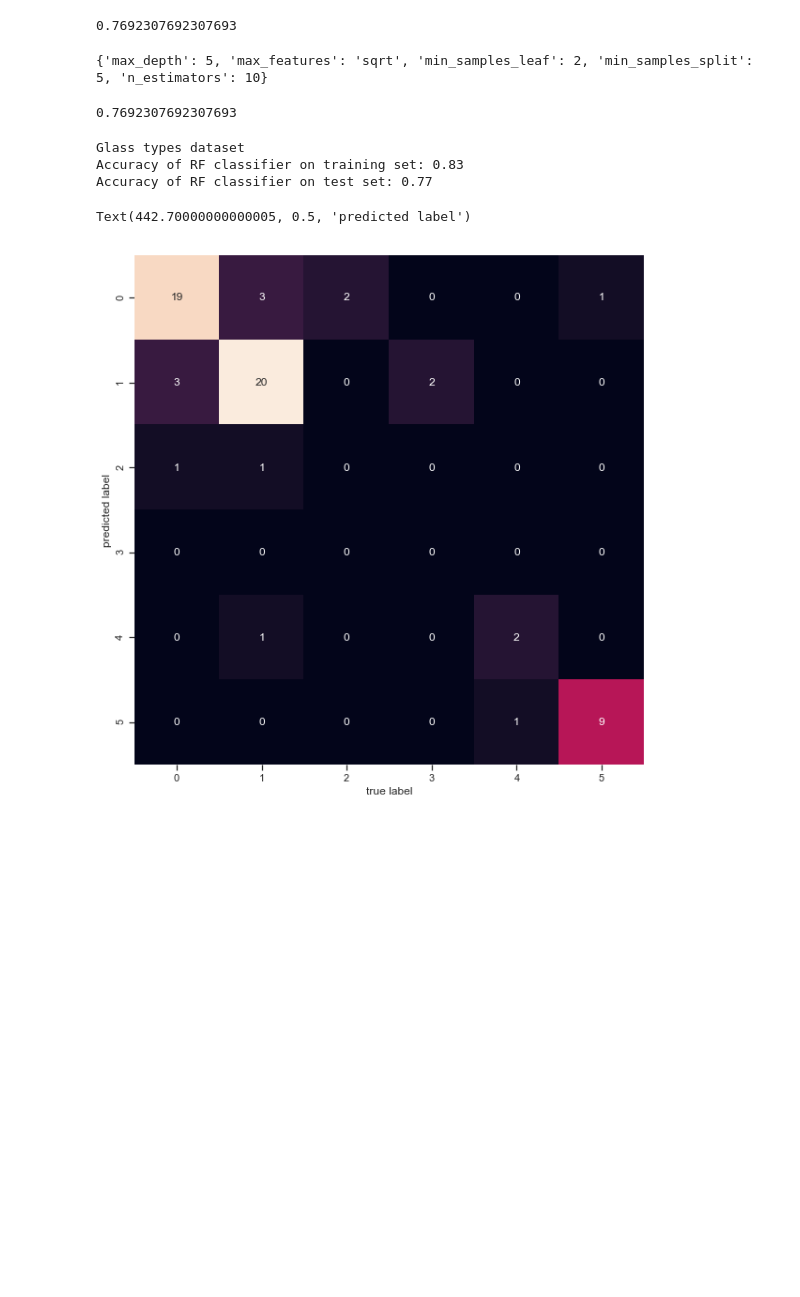
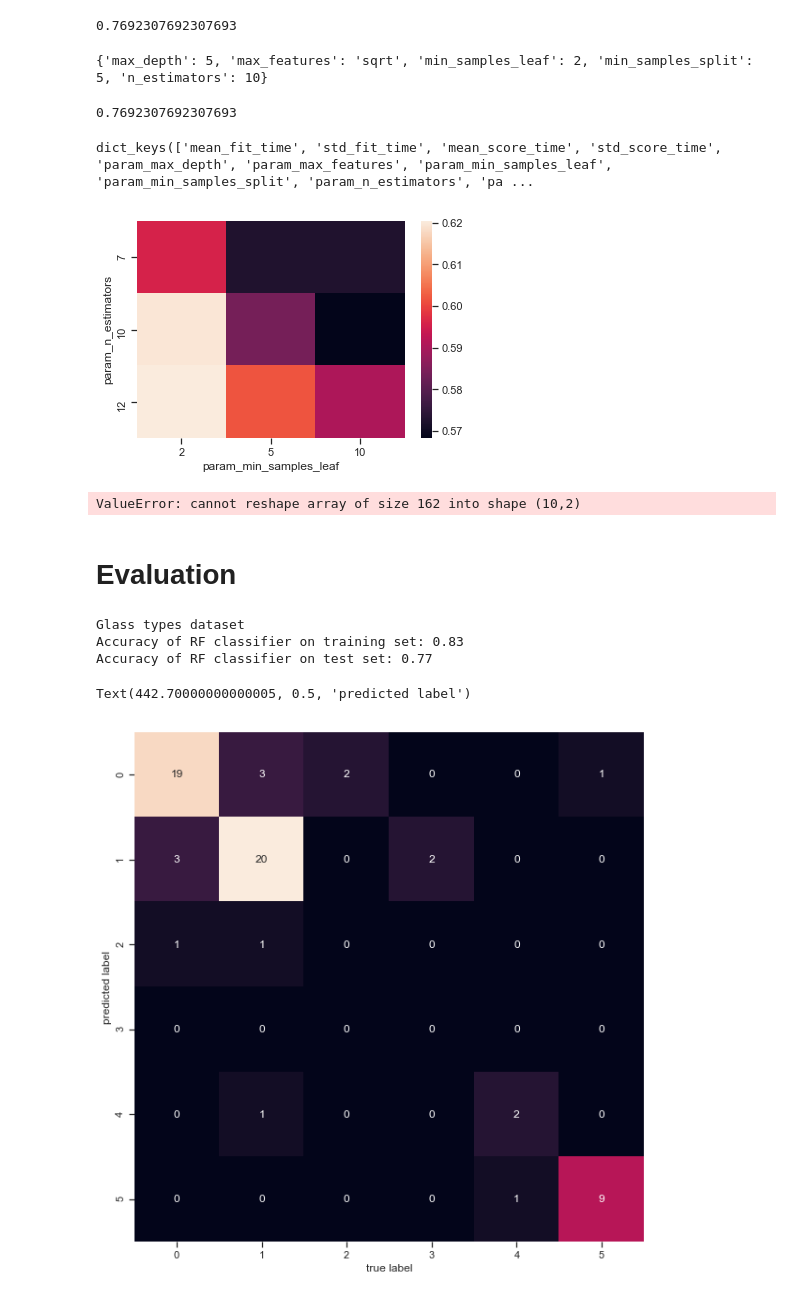
Before and after one commit to YavuzSelimGugen/BLM432E, a Jupyter notebook: Final/GlassV2.ipynb, the cells around one changed output. Drawn from its saved outputs; the diff is of its cells as text; code cells hidden in the pictures; blank space fills up the shorter version.

```diff
--- a/Final/GlassV2.ipynb
+++ b/Final/GlassV2.ipynb
@@ -347,4 +335,41 @@ accuracy_score(y_test, y_pred)
 # %% [output]
 {'max_depth': 5, 'max_features': 'sqrt', 'min_samples_leaf': 2, 'min_samples_split': 5, 'n_estimators': 10}
 0.7692307692307693
+# %%
+grid.cv_results_.keys()
+# %% [output]
+dict_keys(['mean_fit_time', 'std_fit_time', 'mean_score_time', 'std_score_time', 'param_max_depth', 'param_max_features', 'param_min_samples_leaf', 'param_min_samples_split', 'param_n_estimators', 'pa ...
+# %%
+import pandas as pd
+pvt = pd.pivot_table(pd.DataFrame(grid.cv_results_),
+    values='mean_test_score', index='param_n_estimators', columns='param_min_samples_leaf')
+pvt1 = pd.pivot_table(pd.DataFrame(grid.cv_results_),
+    values='mean_test_score', index='param_n_estimators', columns='param_max_depth')
+pvt2 = pd.pivot_table(pd.DataFrame(grid.cv_results_),
+    values='mean_test_score', index='param_n_estimators', columns='param_max_features')
+
+ax = sns.heatmap(pvt)
+# %% [output]
+[figure, added]
+# %%
+# visualize the grid search
+n_estimators = [7,10,12]
+min_samples_leaf = [2,5,10]
+scores = grid.cv_results_['mean_test_score'].reshape(3,3)
+plt.figure(figsize=(8, 6))
+plt.subplots_adjust(left=.2, right=0.95, bottom=0.15, top=0.95)
+print(scores.shape)
+
+plt.imshow(scores, interpolation='nearest', cmap=plt.cm.hot)
+plt.xlabel('n_estimators')
+plt.ylabel('min_samples_leaf')
+plt.colorbar()
+plt.xticks(np.arange(len(n_estimators)), n_estimators)
+plt.yticks(np.arange(len(min_samples_leaf)), min_samples_leaf)
+plt.title('Grid Search AUC Score')
+plt.show()
+# %% [output]
+ValueError: cannot reshape array of size 162 into shape (10,2)
+# %% [markdown]
+# Evaluation
 # %%
```
Also changed, not shown: parts of 23 cells of this notebook.
